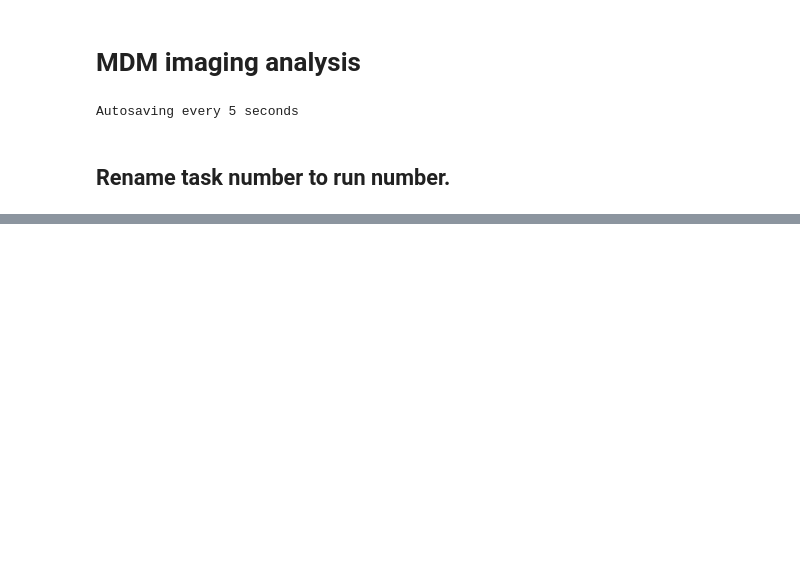
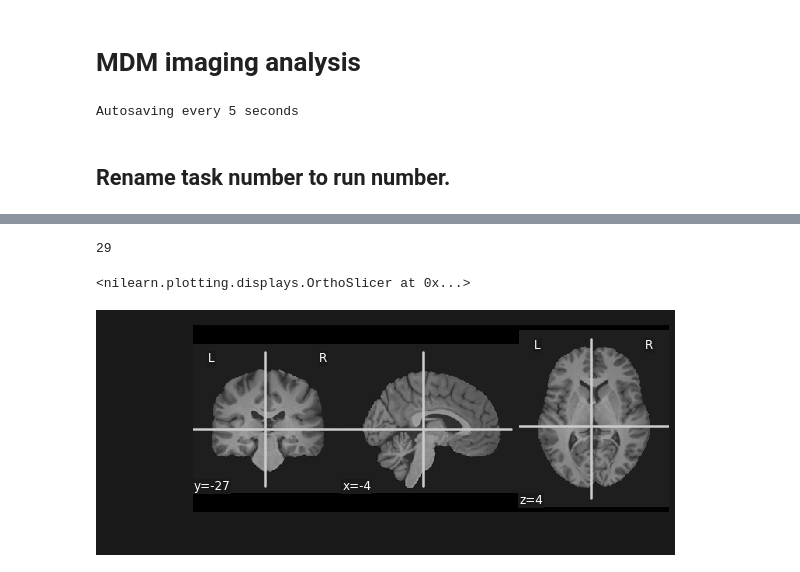
Before and after one commit to ruonanjia/mdm_imaging_analysis, a Jupyter notebook: mdm_imaging_glm.ipynb, the cells around one changed output, grey strips where cells are left out. Cells and saved outputs as stored; diff of their text form; code cells hidden in the pictures; blank space fills up the shorter version.

```diff
--- a/mdm_imaging_glm.ipynb
+++ b/mdm_imaging_glm.ipynb
@@ -219,0 +236,8 @@ def load_whb_mask(sub, data_root):
+# %%
+print(len(anat))
+
+plotting.plot_anat(anat[1])
+# %% [output]
+29
+<nilearn.plotting.displays.OrthoSlicer at 0x...>
+[figure, added]
```
Also changed, not shown: parts of 18 cells of this notebook.
